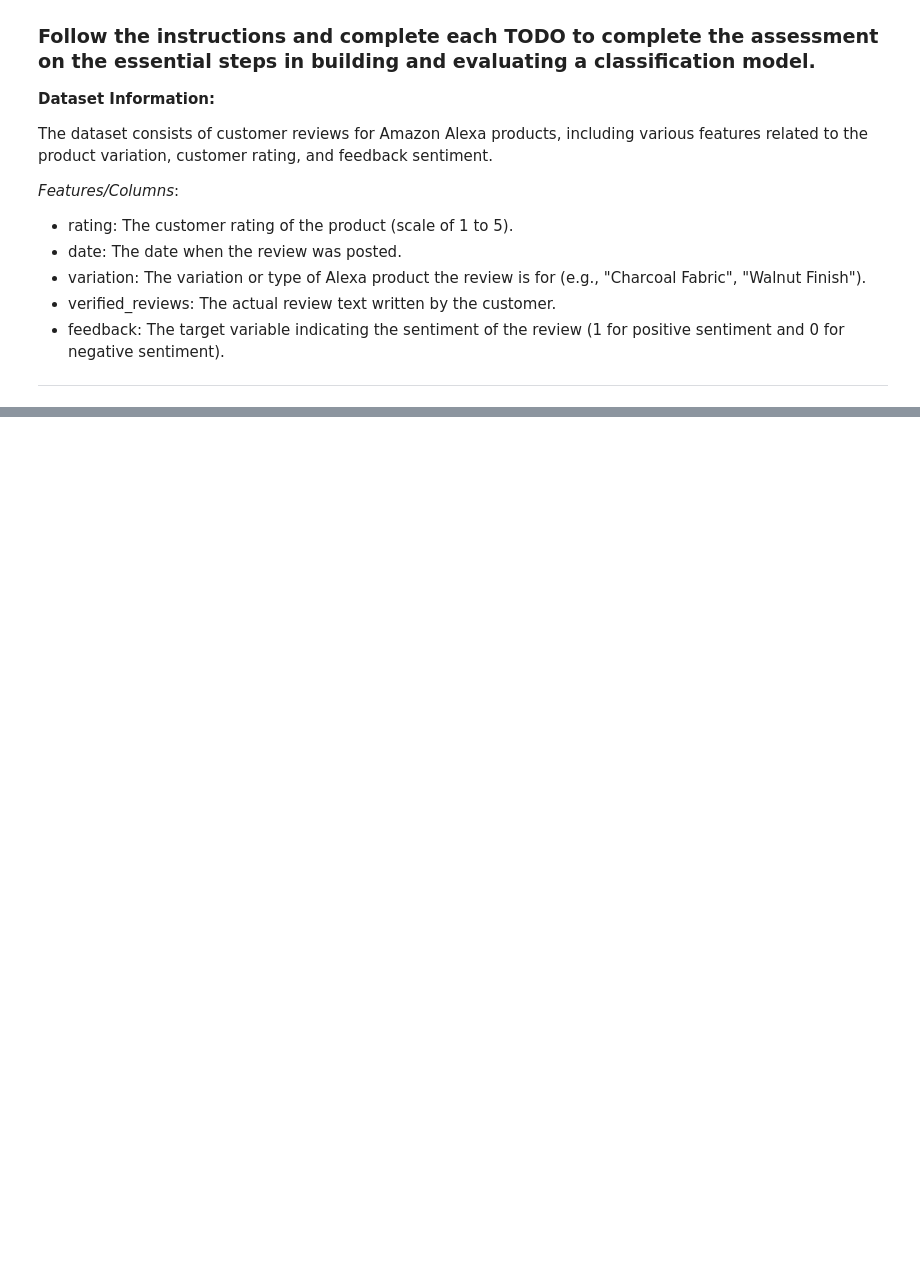
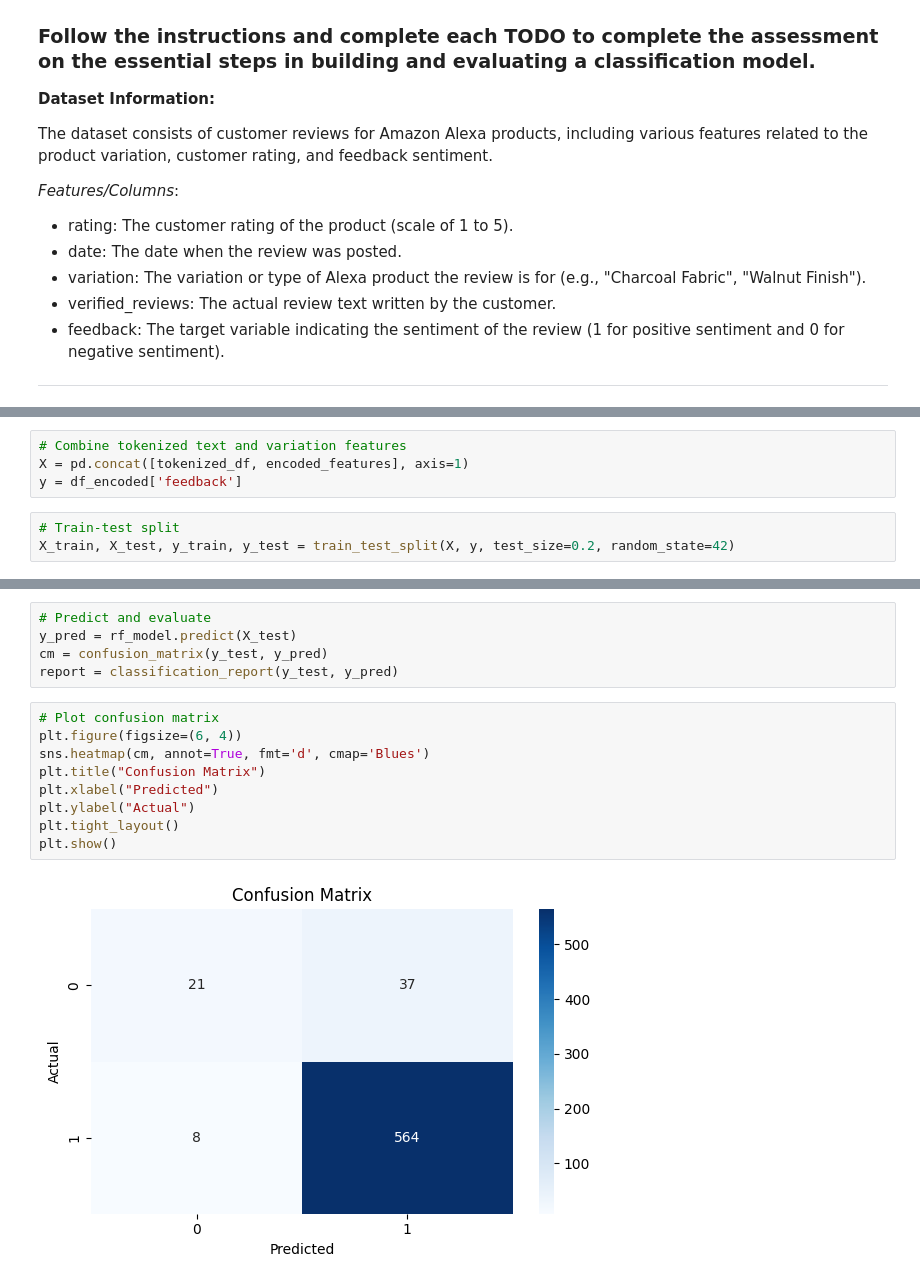
Before and after one commit to Afnanmadi/Assignments, a Jupyter notebook: lesson10/Lesson_10_assignment.ipynb, the cells around one changed output, grey strips where cells are left out. Drawn from its saved outputs; the diff is of its cells as text; blank space fills up the shorter version.

```diff
--- a/lesson10/Lesson_10_assignment.ipynb
+++ b/lesson10/Lesson_10_assignment.ipynb
@@ -177,0 +98,7 @@ drive.mount('/content/drive')
+# %%
+# Combine tokenized text and variation features
+X = pd.concat([tokenized_df, encoded_features], axis=1)
+y = df_encoded['feedback']
+# %%
+# Train-test split
+X_train, X_test, y_train, y_test = train_test_split(X, y, test_size=0.2, random_state=42)
@@ -177,0 +111,16 @@ drive.mount('/content/drive')
+# %%
+# Predict and evaluate
+y_pred = rf_model.predict(X_test)
+cm = confusion_matrix(y_test, y_pred)
+report = classification_report(y_test, y_pred)
+# %%
+# Plot confusion matrix
+plt.figure(figsize=(6, 4))
+sns.heatmap(cm, annot=True, fmt='d', cmap='Blues')
+plt.title("Confusion Matrix")
+plt.xlabel("Predicted")
+plt.ylabel("Actual")
+plt.tight_layout()
+plt.show()
+# %% [output]
+[figure, added]
```
Also changed, not shown: parts of 19 cells of this notebook.
